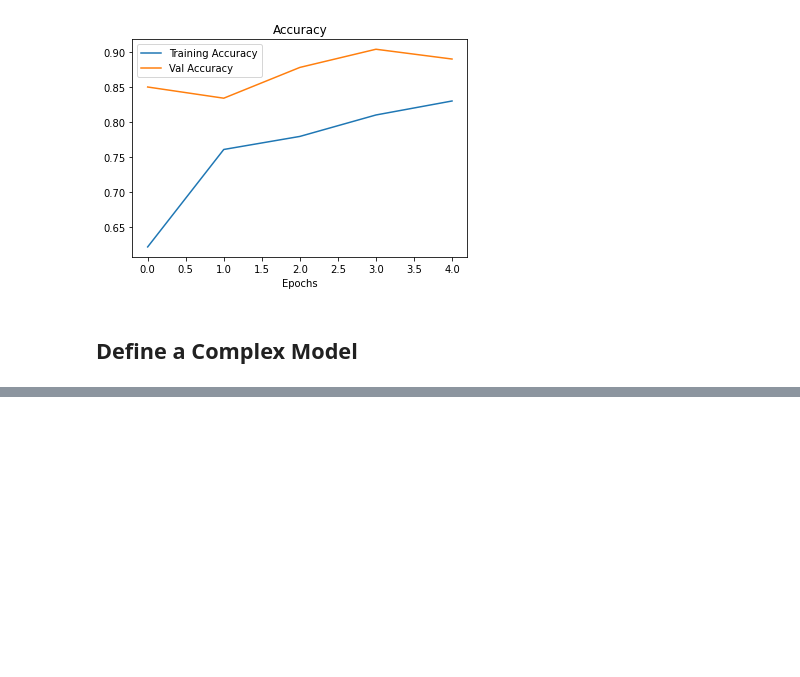
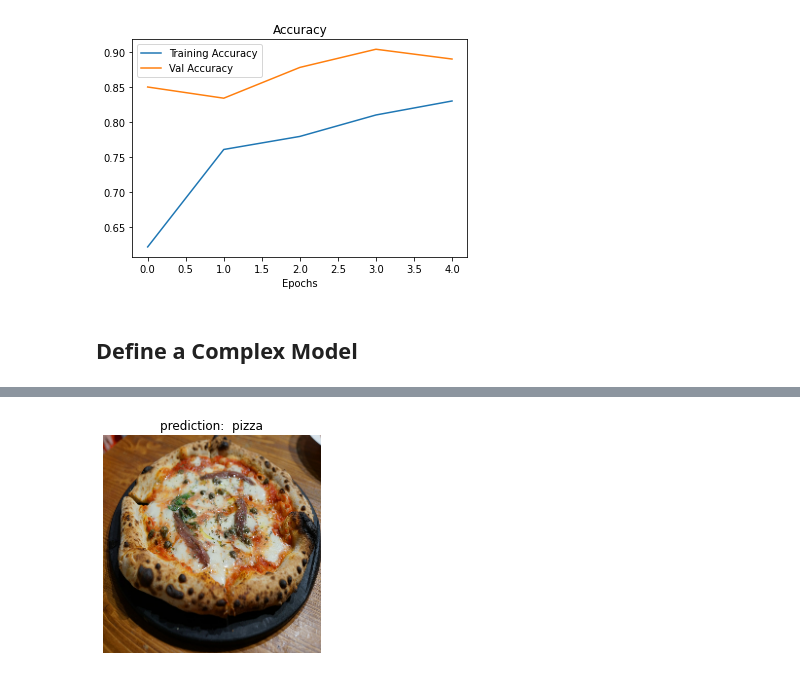
Before and after one commit to leogalbu/Colab_Notebook, a Jupyter notebook: Binary_Food_Classification.ipynb, the cells around one changed output, grey strips where cells are left out. Saved outputs shown, nothing was run; the diff lists cells and outputs as text; code cells hidden in the pictures; blank space fills up the shorter version.

```diff
--- a/Binary_Food_Classification.ipynb
+++ b/Binary_Food_Classification.ipynb
@@ -167,0 +261,20 @@ plot_loss_curves(baseline_history)
+# %%
+def load_prep_image(filename, img_shape=224):
+  img = tf.io.read_file(filename)
+  img = tf.io.decode_image(img)
+  img = tf.image.resize(img, [img_shape,img_shape])
+  img = img / 255.
+
+  return img
+
+def pred_and_plot(model, filename, class_names=class_names):
+  img = load_prep_image(filename)
+  pred = model.predict(tf.expand_dims(img, axis=0))
+  pred_class = class_names[int(tf.round(pred))]
+  plt.imshow(img)
+  plt.title(f'prediction:  {pred_class}')
+  plt.axis(False)
+# %%
+pred_and_plot(model_1, 'pizza-napoli.jpg')
+# %% [output]
+[figure, added]
```
Also changed, not shown: parts of 9 cells of this notebook.
